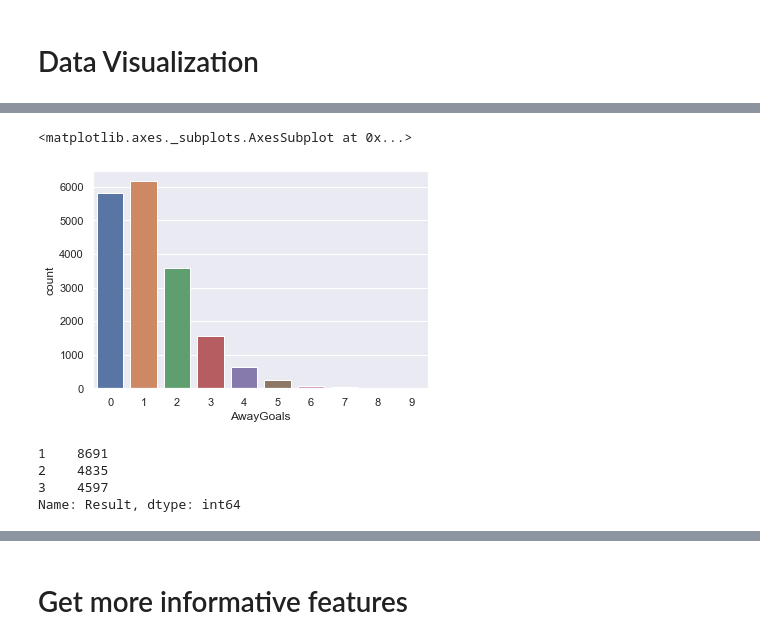
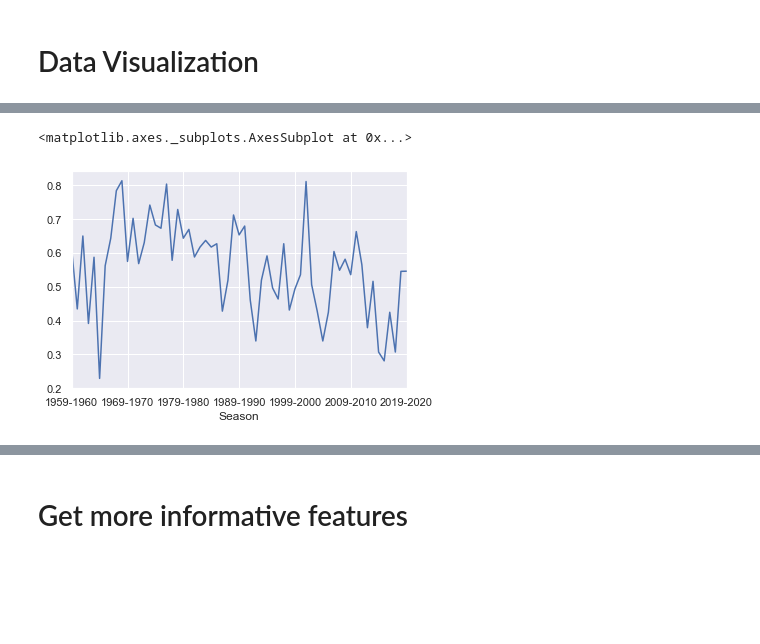
Before and after one commit to rmfaber/FootballPredictions, a Jupyter notebook: ProcessData.ipynb, the cells around one changed output, grey strips where cells are left out. Cells and saved outputs as stored; diff of their text form; code cells hidden in the pictures; blank space fills up the shorter version.

```diff
--- a/ProcessData.ipynb
+++ b/ProcessData.ipynb
@@ -52,12 +28,5 @@ sns.countplot(x="HomeGoals",data=df)
-# %%
-sns.countplot(x="AwayGoals",data=df)
-# %% [output]
-<matplotlib.axes._subplots.AxesSubplot at 0x...>
-[figure, removed]
-# %%
-df['Result'].value_counts()
-# %% [output]
-1    8691
-2    4835
-3    4597
-Name: Result, dtype: int64
+# %%
+df.groupby('Season')['HomeAdvantage'].mean().plot()
+# %% [output]
+<matplotlib.axes._subplots.AxesSubplot at 0x...>
+[figure, added]
```
Also changed, not shown: parts of 17 cells of this notebook.
